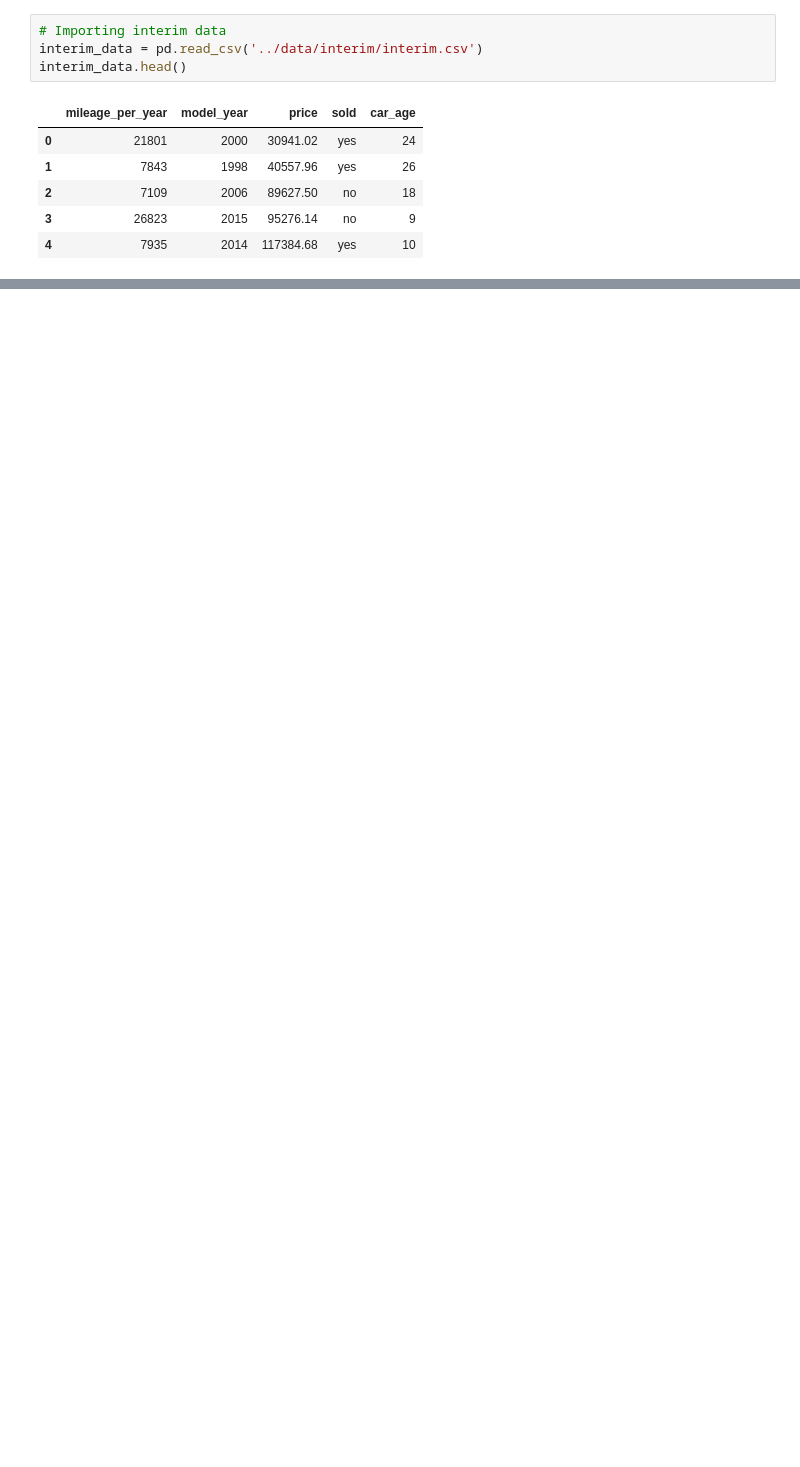
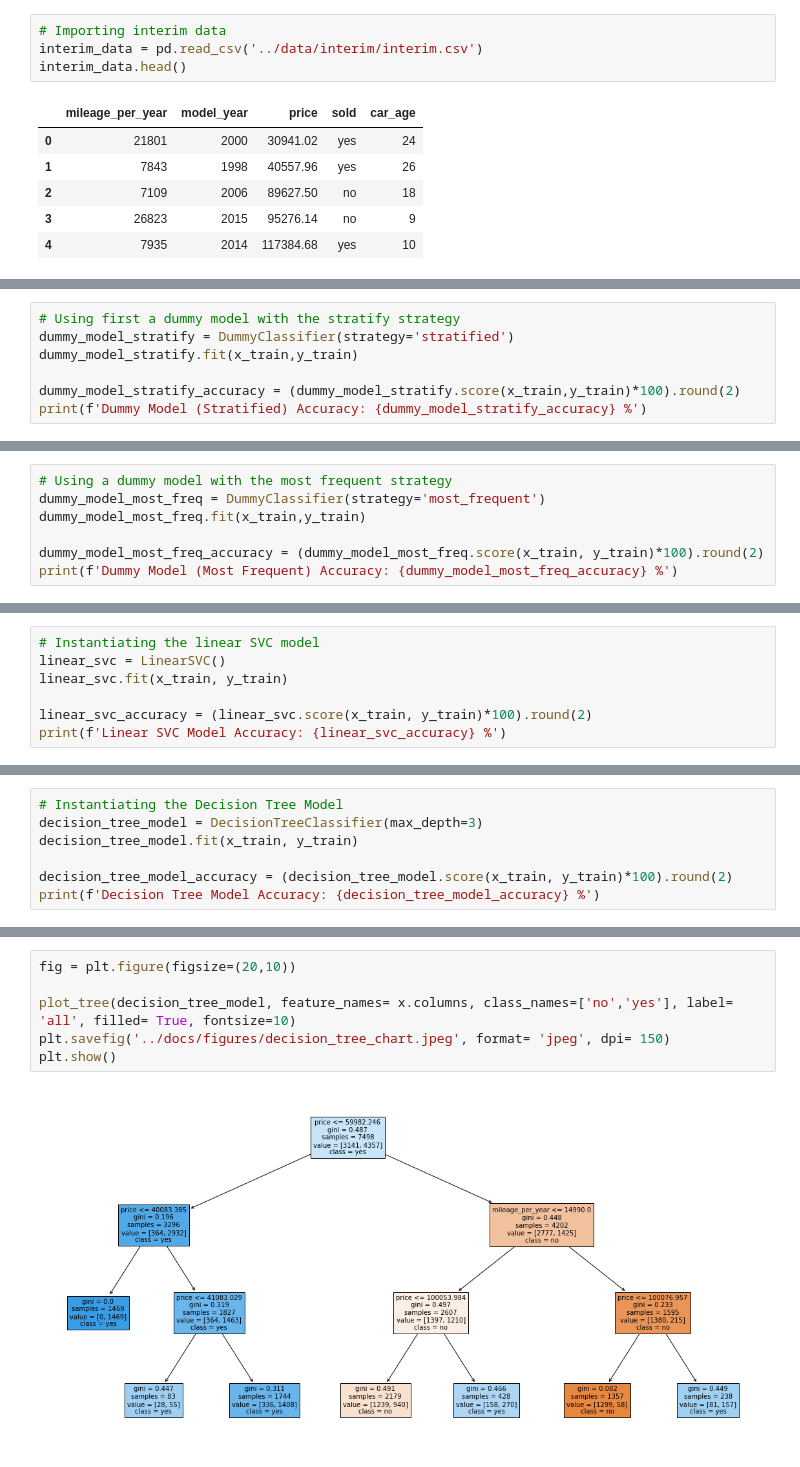
Before and after one commit to Rabernardino/Used_Car_Prices, a Jupyter notebook: notebooks/train_test.ipynb, the cells around one changed output, grey strips where cells are left out. Saved outputs shown, nothing was run; the diff lists cells and outputs as text; blank space fills up the shorter version.

```diff
--- a/notebooks/train_test.ipynb
+++ b/notebooks/train_test.ipynb
@@ -27,0 +52,7 @@ interim_data.head()
+# %%
+# Using first a dummy model with the stratify strategy
+dummy_model_stratify = DummyClassifier(strategy='stratified')
+dummy_model_stratify.fit(x_train,y_train)
+
+dummy_model_stratify_accuracy = (dummy_model_stratify.score(x_train,y_train)*100).round(2)
+print(f'Dummy Model (Stratified) Accuracy: {dummy_model_stratify_accuracy} %')
@@ -27,0 +61,7 @@ interim_data.head()
+# %%
+# Using a dummy model with the most frequent strategy
+dummy_model_most_freq = DummyClassifier(strategy='most_frequent')
+dummy_model_most_freq.fit(x_train,y_train)
+
+dummy_model_most_freq_accuracy = (dummy_model_most_freq.score(x_train, y_train)*100).round(2)
+print(f'Dummy Model (Most Frequent) Accuracy: {dummy_model_most_freq_accuracy} %')
@@ -27,0 +72,7 @@ interim_data.head()
+# %%
+# Instantiating the linear SVC model
+linear_svc = LinearSVC()
+linear_svc.fit(x_train, y_train)
+
+linear_svc_accuracy = (linear_svc.score(x_train, y_train)*100).round(2)
+print(f'Linear SVC Model Accuracy: {linear_svc_accuracy} %')
@@ -27,0 +83,7 @@ interim_data.head()
+# %%
+# Instantiating the Decision Tree Model
+decision_tree_model = DecisionTreeClassifier(max_depth=3)
+decision_tree_model.fit(x_train, y_train)
+
+decision_tree_model_accuracy = (decision_tree_model.score(x_train, y_train)*100).round(2)
+print(f'Decision Tree Model Accuracy: {decision_tree_model_accuracy} %')
@@ -27,0 +101,8 @@ interim_data.head()
+# %%
+fig = plt.figure(figsize=(20,10))
+
+plot_tree(decision_tree_model, feature_names= x.columns, class_names=['no','yes'], label= 'all', filled= True, fontsize=10)
+plt.savefig('../docs/figures/decision_tree_chart.jpeg', format= 'jpeg', dpi= 150)
+plt.show()
+# %% [output]
+[figure, added]
```
Also changed, not shown: parts of 17 cells of this notebook, 7 other files.
